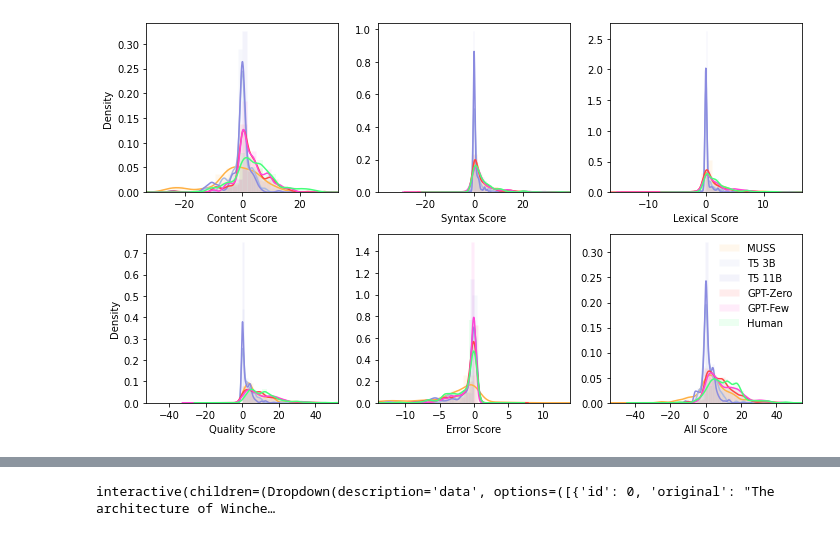
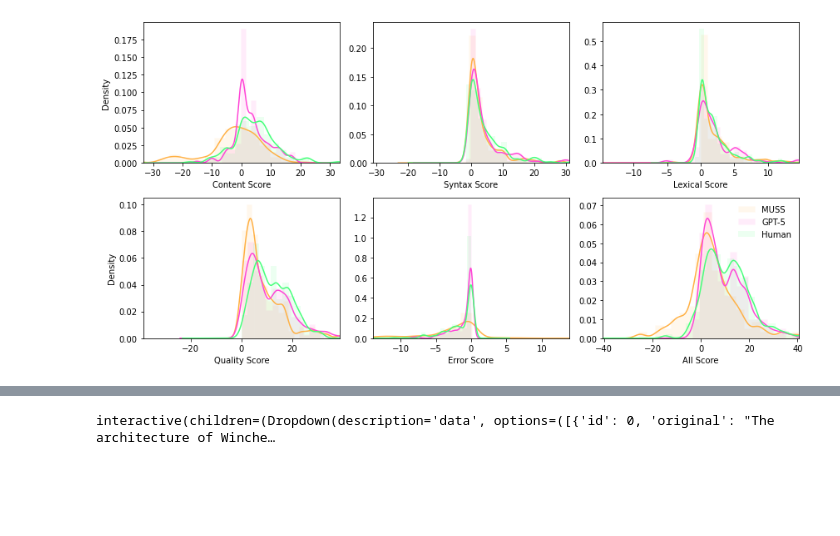
Before and after one commit to Yao-Dou/ts-annotation-tool, a Jupyter notebook: data/analysis/scoring.ipynb, the cells around one changed output, grey strips where cells are left out. Drawn from its saved outputs; the diff is of its cells as text; code cells hidden in the pictures; blank space fills up the shorter version.

Commit message:
update appendix figures

```diff
--- a/data/analysis/scoring.ipynb
+++ b/data/analysis/scoring.ipynb
@@ -78,41 +78,49 @@ plt.show()
 # %%
 import pandas as pd
 
-fig, axs = plt.subplots(2, 3, tight_layout=True, figsize=(10, 6))
+fig, axs = plt.subplots(2, 3, tight_layout=True, figsize=(12, 6))
 n_bins = 20
 bw_method = 0.2
-systems = set([x['system'] for x in data])
+
+chosen_systems = [
+    'new-wiki-1/Muss',
+    # 'new-wiki-1/T5-11B',
+    'new-wiki-1/GPT-3-few-shot',
+    'new-wiki-1/Human 1 Writing',
+    'new-wiki-1/Human 2 Writing'
+]
+systems = [s for s in set([x['system'] for x in data]) if s in chosen_systems]
 
 for j, segmentation in enumerate([['content', 'syntax', 'lexical'], ['quality', 'error', 'all']]):
     for i, dim in enumerate(segmentation):
         score_dim = f'{dim}'
 
         for system in [s for s in all_system_labels if s in systems and 'Human' not in s]:
             sent_scores = [x['subscores'][score_dim] for x in data if x['system'] == system]
             s = pd.Series(sent_scores)
             axs[j, i] = s.plot.hist(ax=axs[j, i], bins=n_bins, density=True, edgecolor='w', linewidth=0.5, alpha=0.1, label=system_name_mapping[system], color=color_mapping[system])
             axs[j, i] = s.plot.density(ax=axs[j, i], color=color_mapping[system], alpha=1, bw_method=bw_method)
             ax = plt.gca()
 
         sent_scores = [x['subscores'][score_dim] for x in data if 'Human' in x['system']]
         s = pd.Series(random.sample(sent_scores, int(len(sent_scores)/2)))
         axs[j, i] = s.plot.hist(ax=axs[j, i], bins=n_bins, density=True, linewidth=0.5, alpha=0.1, label='Human', color=color_mapping['new-wiki-1/Human 2 Writing'])
         axs[j, i] = s.plot.density(ax=axs[j, i], color=color_mapping['new-wiki-1/Human 2 Writing'], alpha=1, bw_method=bw_method)
 
         xlim, ylim = axs[j, i].get_xlim(), axs[j, i].get_ylim()
         axs[j, i].set_xlim((-max(xlim)/2, max(xlim)/2))
         axs[j, i].set_ylim(ylim)
 
         axs[j, i].set_xlabel(f'{dim.capitalize()} Score')
         axs[j, i].set_ylabel("")
 
     axs[j, 0].set_ylabel("Density")
 axs[1, 2].legend(frameon=False)
 out_filename = f'img/performance-distribution.pdf'
 plt.savefig(out_filename, format="pdf", bbox_inches='tight', pad_inches=0.0)
 plt.show()
 # %% [output]
-[figure, old version]
+[figure, new version]
 # %%
 # Graph agreement with SimpEval
 data = calculate_sentence_scores(data)
```
Also changed, not shown: parts of 5 cells of this notebook, 19 other files.
